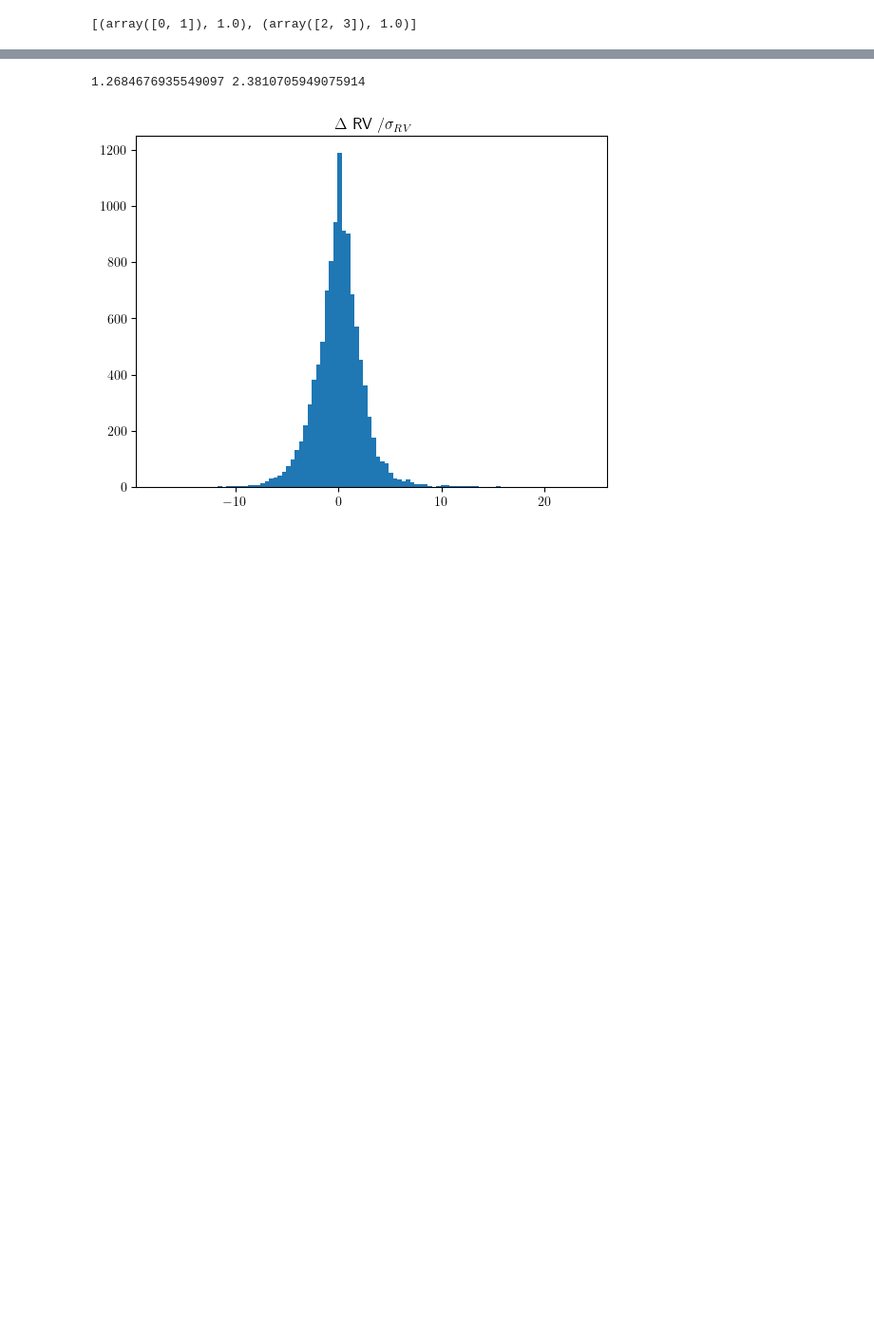
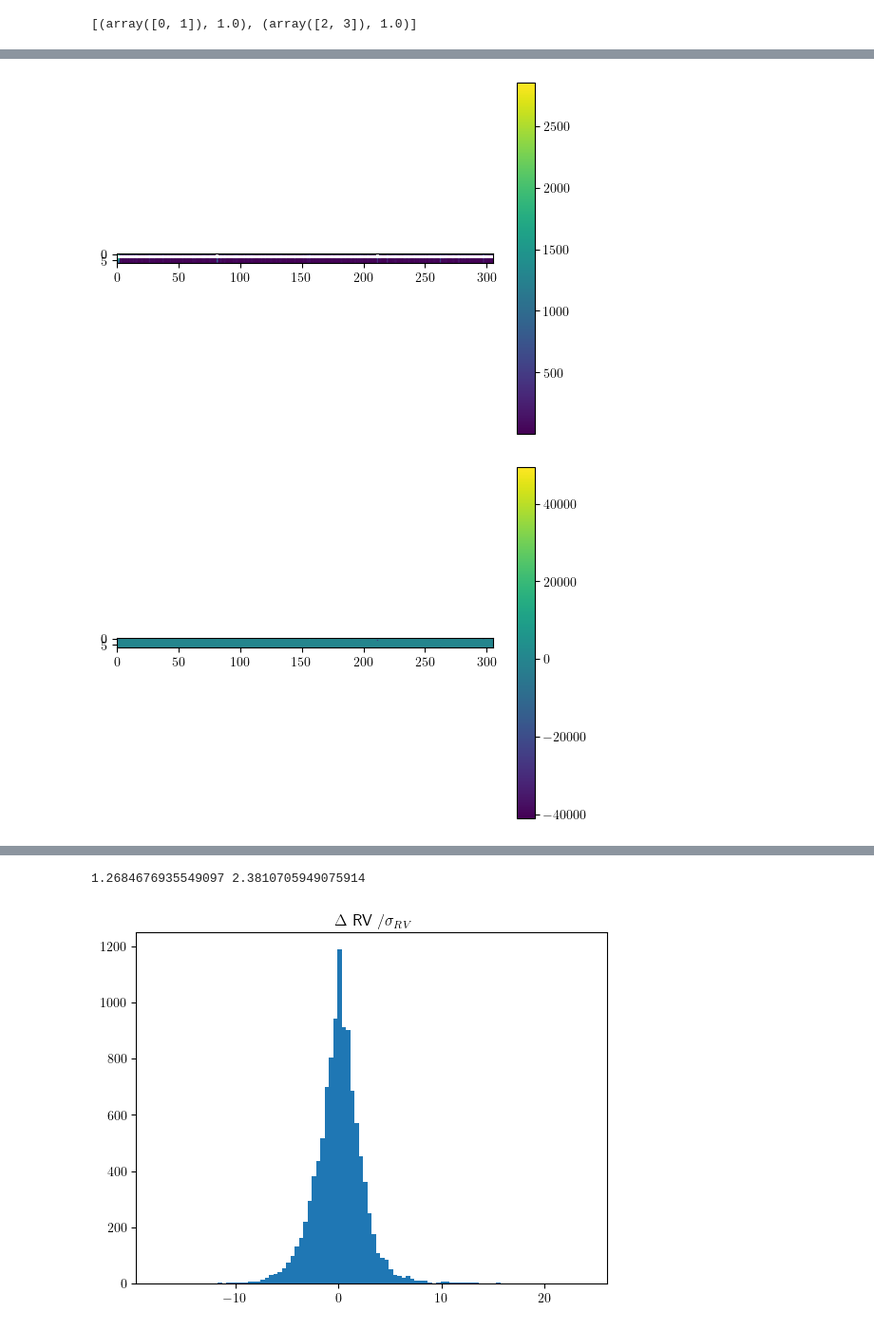
Before and after one commit to mdd423/wobble_jax, a Jupyter notebook: notebooks/02-51peg.ipynb, the cells around one changed output, grey strips where cells are left out. Shown at 95% size. Drawn from its saved outputs; the diff is of its cells as text; code cells hidden in the pictures; blank space fills up the shorter version.

```diff
--- a/notebooks/02-51peg.ipynb
+++ b/notebooks/02-51peg.ipynb
@@ -461,6 +777,16 @@ import matplotlib.ticker as ticker
 import cmasher
 # %%
 plt.rcParams['text.usetex'] = True
+# %%
+plt.imshow(all_rv_array['RV_err_all'])
+plt.colorbar()
+plt.show()
+plt.imshow(all_rv_array['RV_difference'])
+plt.colorbar()
+plt.show()
+# %% [output]
+[figure, added]
+[figure, added]
 # %%
 # rv_all_order_plot(all_tim,all_rvs,all_err,\
 #                   rv_array['Time_comb'],rv_array['RV_comb'],rv_array['RV_err_comb'],\
```
Also changed, not shown: parts of 18 cells of this notebook, 6 other files.
